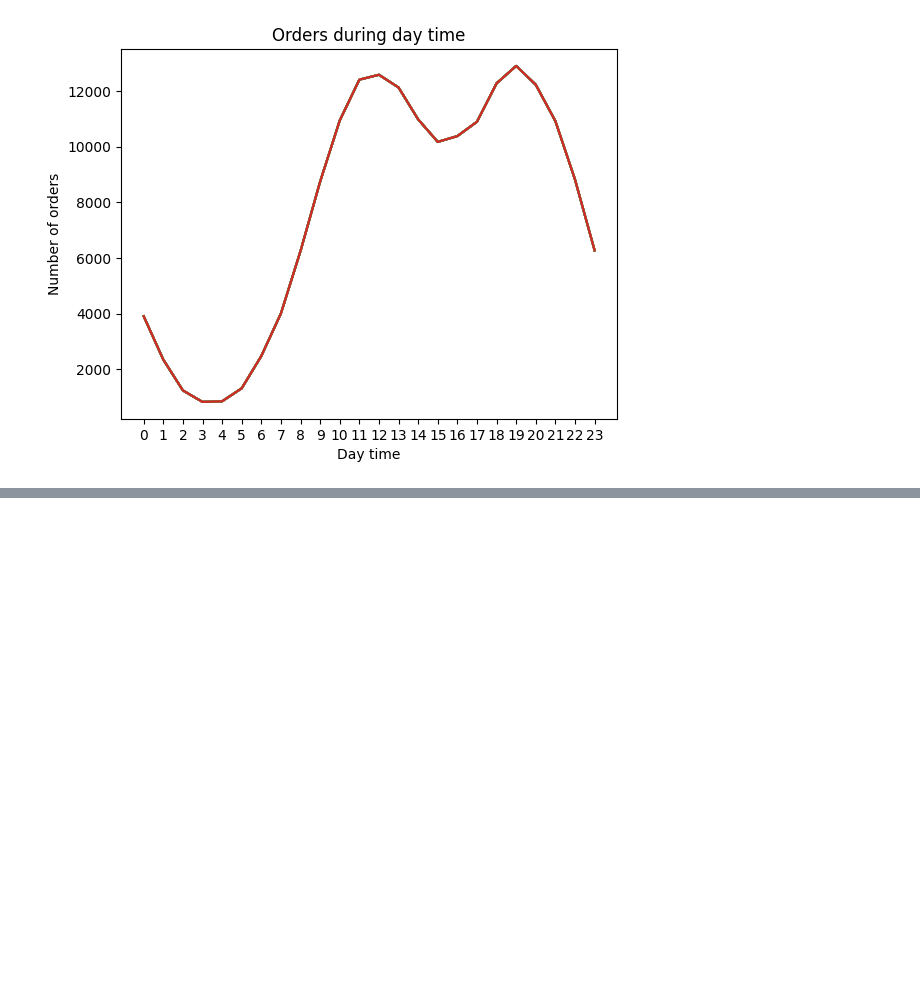
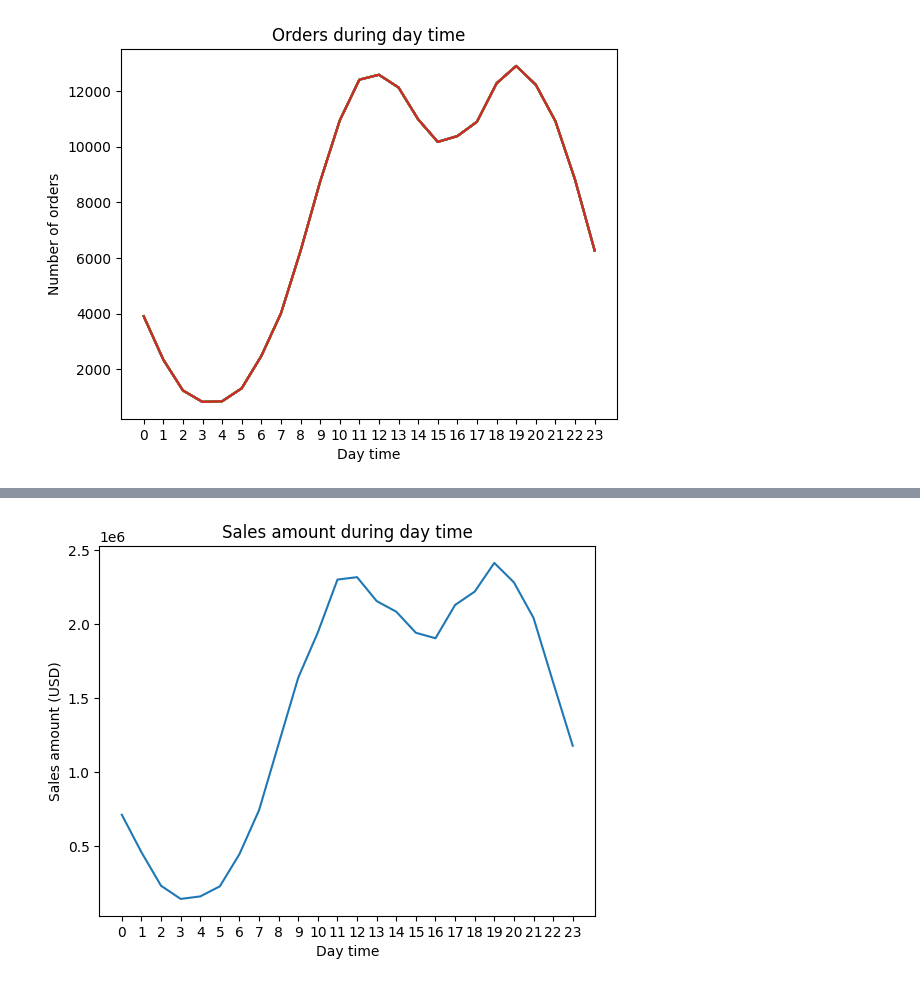
Before and after one commit to mezenka/Python_DataExploration, a Jupyter notebook: pandas_ds1.ipynb, the cells around one changed output, grey strips where cells are left out. Drawn from its saved outputs; the diff is of its cells as text; code cells hidden in the pictures; blank space fills up the shorter version.

```diff
--- a/pandas_ds1.ipynb
+++ b/pandas_ds1.ipynb
@@ -372,3 +372,6 @@ plt.title('Orders during day time')
 plt.show()
 # %% [output]
 [figure]
+# %%
+thesales = all_data.groupby(['HH']).sum()
+thesales['Sales']
@@ -374,0 +396,11 @@ plt.show()
+# %%
+hours = [hour for hour, df in all_data.groupby('HH')]\
+
+plt.plot(hours, thesales['Sales'])
+plt.xticks(hours)
+plt.ylabel('Sales amount (USD)')
+plt.xlabel('Day time')
+plt.title('Sales amount during day time')
+plt.show()
+# %% [output]
+[figure, added]
```
Also changed, not shown: parts of 1 cell of this notebook.
